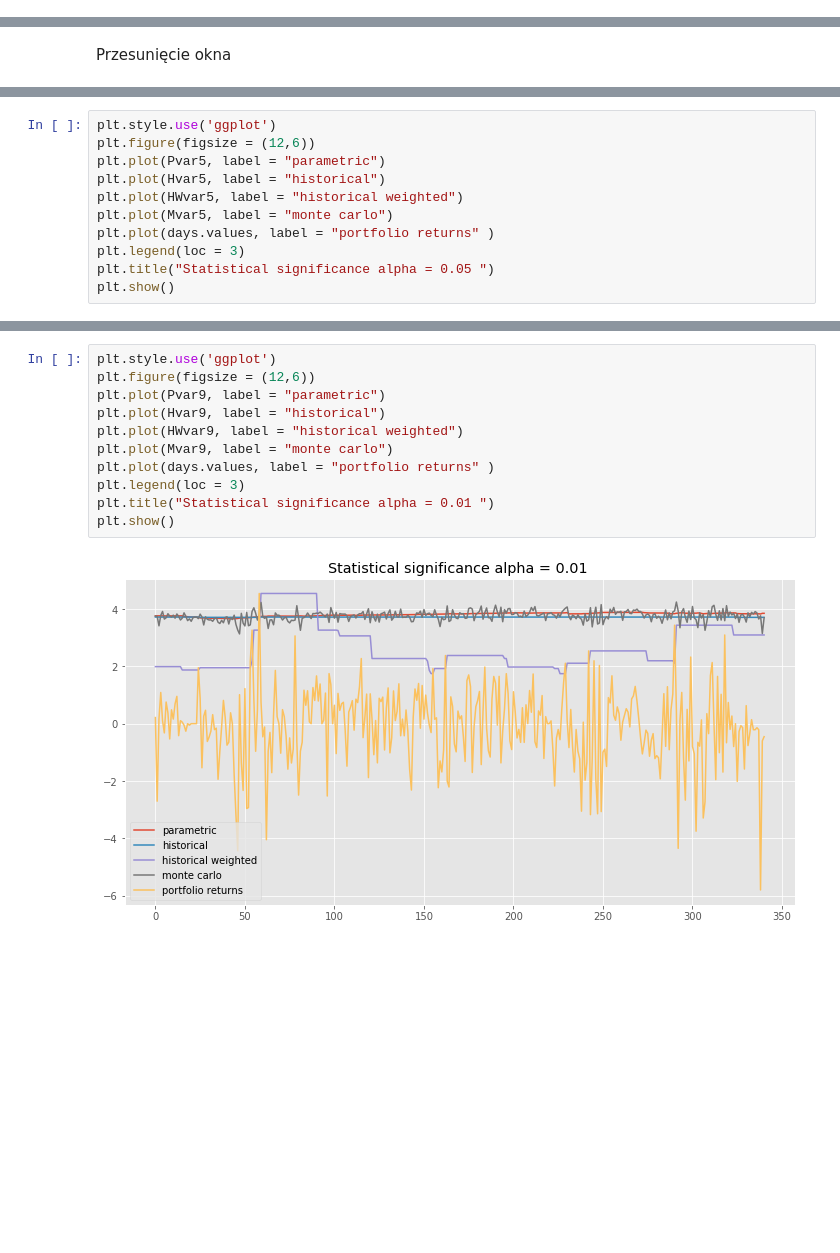
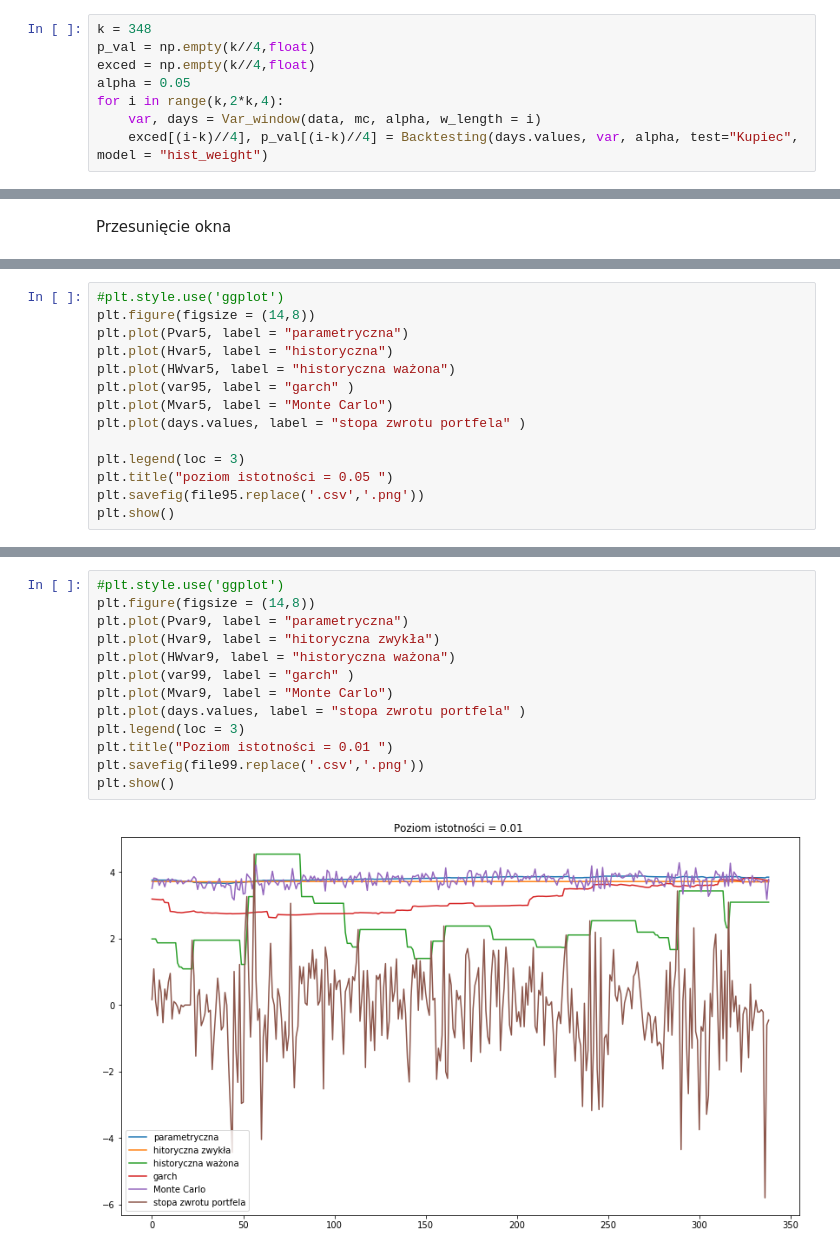
Before and after one commit to Karosemi/backtesting, a Jupyter notebook: BacktestingR.ipynb, the cells around one changed output, grey strips where cells are left out. Drawn from its saved outputs; the diff is of its cells as text; blank space fills up the shorter version.

```diff
--- a/BacktestingR.ipynb
+++ b/BacktestingR.ipynb
@@ -181,0 +229,8 @@ Backtesting(days.values, forecast5, 0.05, test="Christoffersen")
+# %%
+k = 348
+p_val = np.empty(k//4,float)
+exced = np.empty(k//4,float)
+alpha = 0.05
+for i in range(k,2*k,4):
+    var, days = Var_window(data, mc, alpha, w_length = i)
+    exced[(i-k)//4], p_val[(i-k)//4] = Backtesting(days.values, var, alpha, test="Kupiec", model = "hist_weight")
@@ -257,12 +344,15 @@ Backtesting(days_mov.values, forecast9_mov, 0.01, test="Kupiec")
 # %%
-plt.style.use('ggplot')
-plt.figure(figsize = (12,6))
-plt.plot(Pvar5, label = "parametric")
-plt.plot(Hvar5, label = "historical")
-plt.plot(HWvar5, label = "historical weighted")
-plt.plot(Mvar5, label = "monte carlo")
-plt.plot(days.values, label = "portfolio returns" )
+#plt.style.use('ggplot')
+plt.figure(figsize = (14,8))
+plt.plot(Pvar5, label = "parametryczna")
+plt.plot(Hvar5, label = "historyczna")
+plt.plot(HWvar5, label = "historyczna ważona")
+plt.plot(var95, label = "garch" )
+plt.plot(Mvar5, label = "Monte Carlo")
+plt.plot(days.values, label = "stopa zwrotu portfela" )
+
 plt.legend(loc = 3)
-plt.title("Statistical significance alpha = 0.05 ")
+plt.title("poziom istotności = 0.05 ")
+plt.savefig(file95.replace('.csv','.png'))
 plt.show()
 # %% [output]
@@ -270,13 +360,15 @@ plt.show()
 # %%
-plt.style.use('ggplot')
-plt.figure(figsize = (12,6))
-plt.plot(Pvar9, label = "parametric")
-plt.plot(Hvar9, label = "historical")
-plt.plot(HWvar9, label = "historical weighted")
-plt.plot(Mvar9, label = "monte carlo")
-plt.plot(days.values, label = "portfolio returns" )
+#plt.style.use('ggplot')
+plt.figure(figsize = (14,8))
+plt.plot(Pvar9, label = "parametryczna")
+plt.plot(Hvar9, label = "hitoryczna zwykła")
+plt.plot(HWvar9, label = "historyczna ważona")
+plt.plot(var99, label = "garch" )
+plt.plot(Mvar9, label = "Monte Carlo")
+plt.plot(days.values, label = "stopa zwrotu portfela" )
 plt.legend(loc = 3)
-plt.title("Statistical significance alpha = 0.01 ")
+plt.title("Poziom istotności = 0.01 ")
+plt.savefig(file99.replace('.csv','.png'))
 plt.show()
 # %% [output]
-[figure, old version]
+[figure, new version]
```
Also changed, not shown: parts of 17 cells of this notebook.
